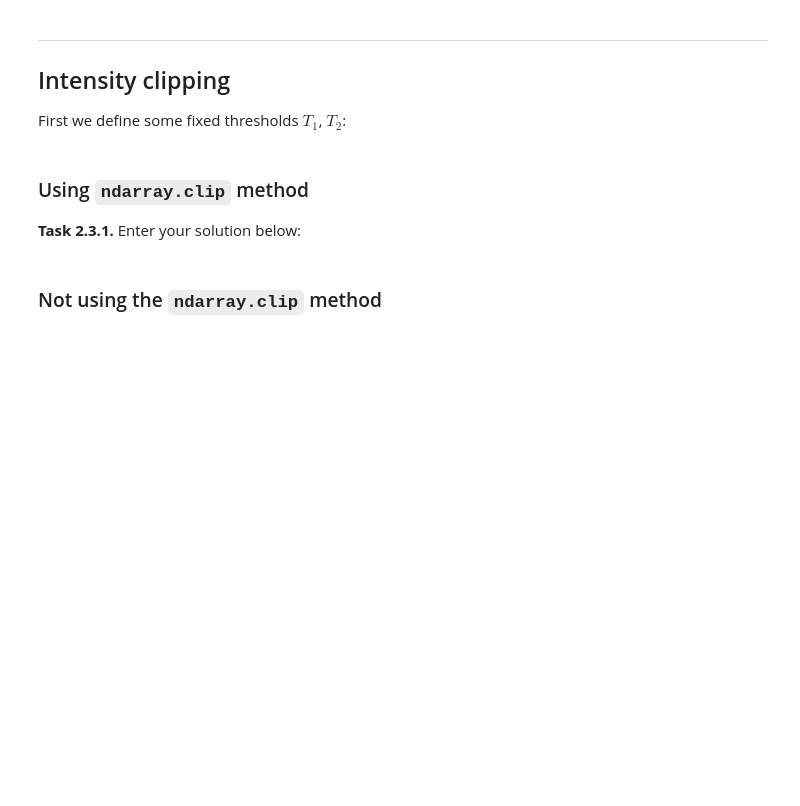
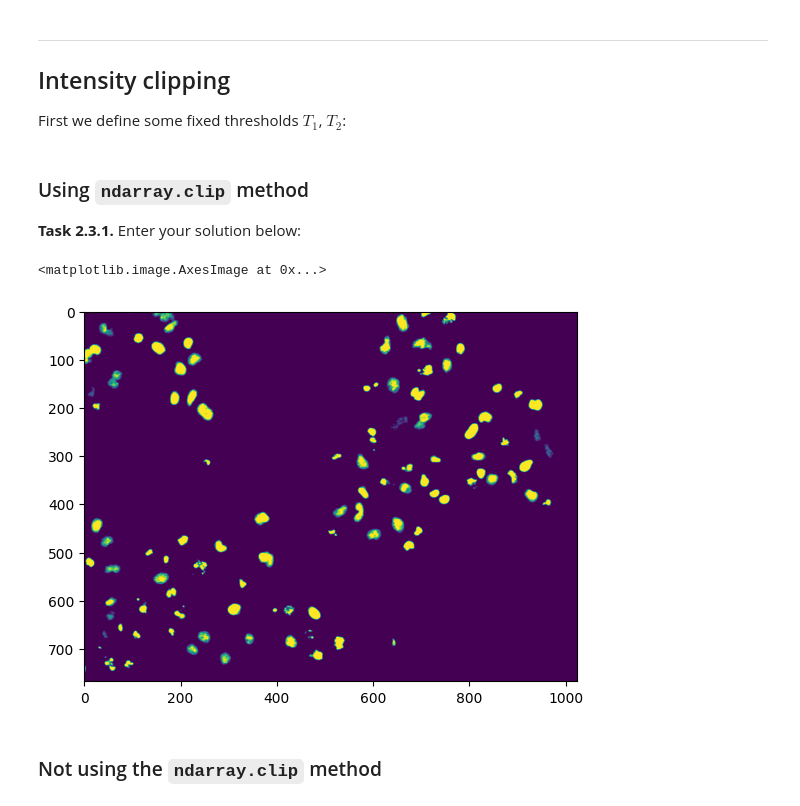
Before and after one commit to annalina2609/mobi-fs3-python, a Jupyter notebook: task2.ipynb, the cells around one changed output. Cells and saved outputs as stored; diff of their text form; code cells hidden in the pictures; blank space fills up the shorter version.

```diff
--- a/task2.ipynb
+++ b/task2.ipynb
@@ -36,6 +46,12 @@ T2 = 0.59
 ### Using `ndarray.clip` method
 
 **<a id="#">Task 2.3.1.</a>** Enter your solution below:
+# %%
+cliped_img=img.clip(T1, T2)
+plt.imshow(cliped_img)
+# %% [output]
+<matplotlib.image.AxesImage at 0x...>
+[figure, added]
 # %% [markdown]
 ### Not using the `ndarray.clip` method
 # %% [markdown]
```
Also changed, not shown: parts of 10 cells of this notebook.
